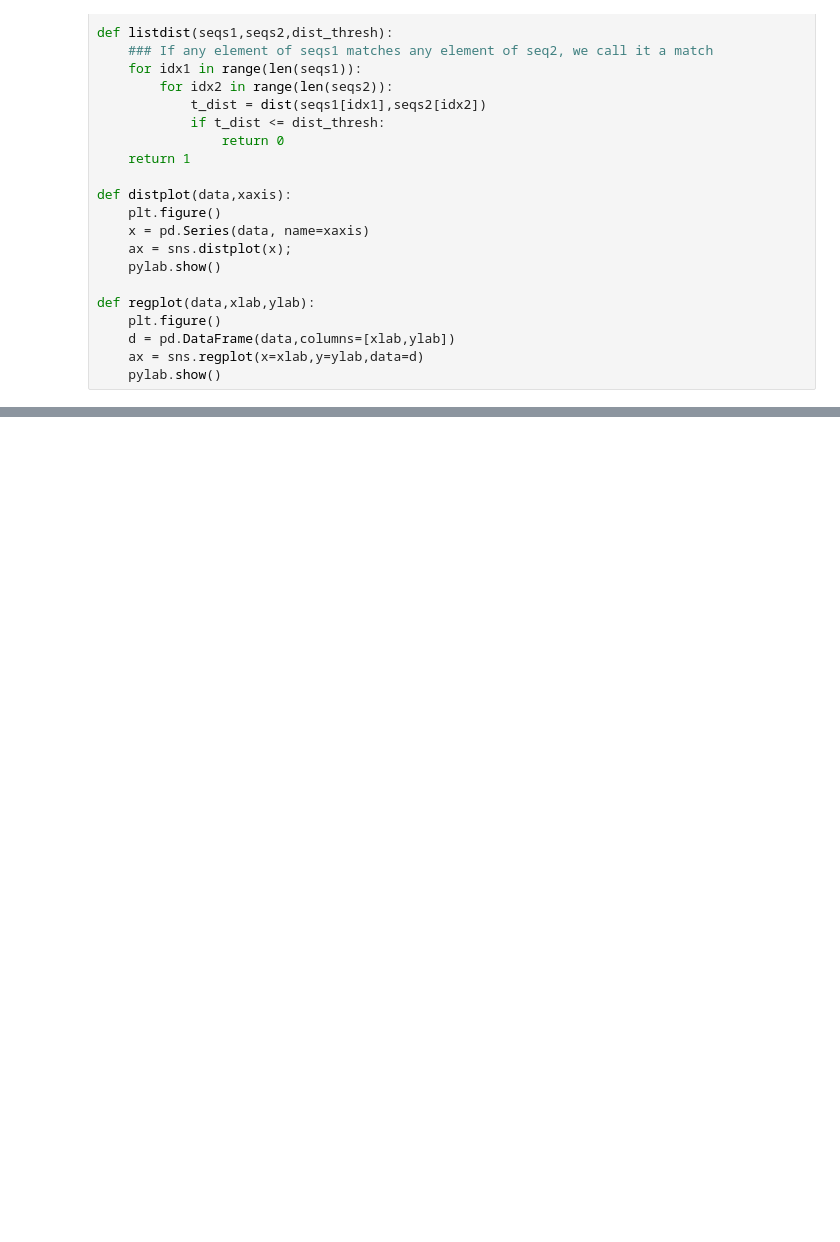
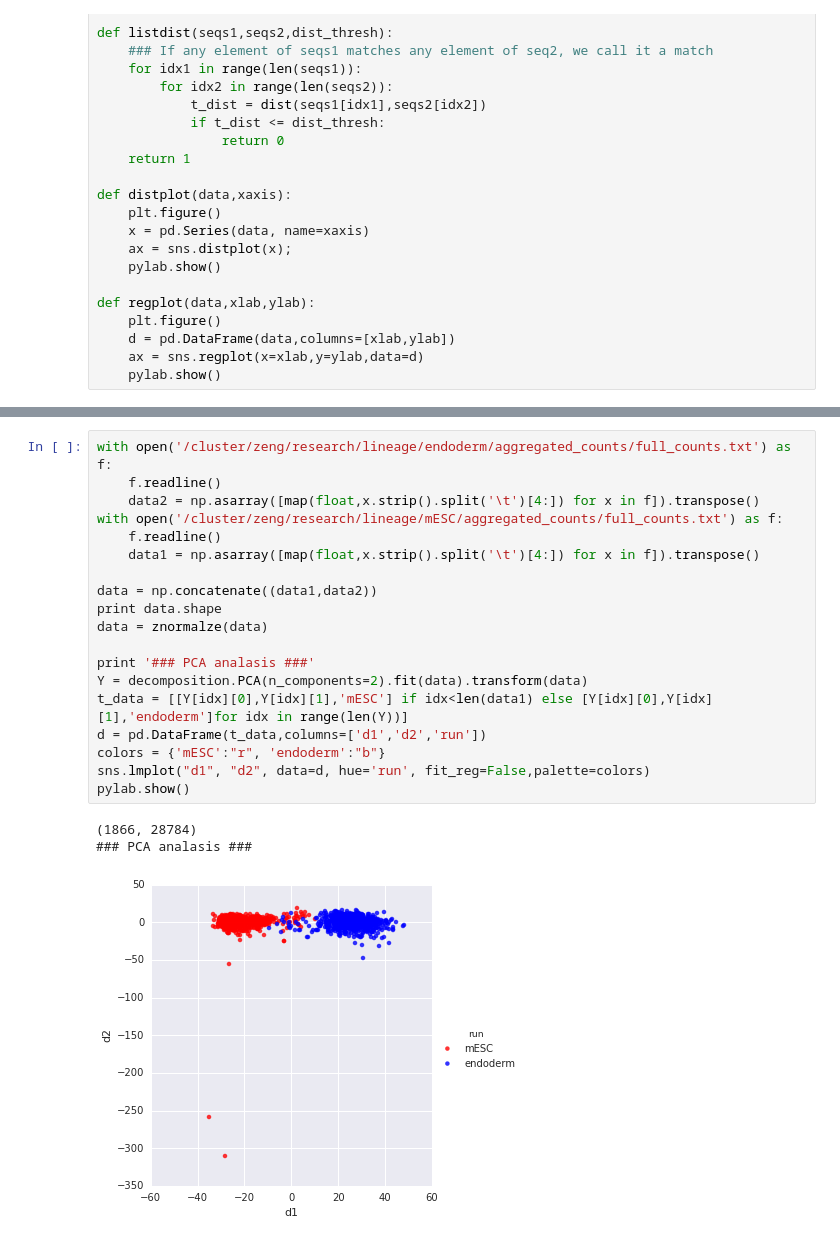
Before and after one commit to haoyangz/LT-rich, a Jupyter notebook: cell-lineage mapping.ipynb, the cells around one changed output, grey strips where cells are left out. Saved outputs shown, nothing was run; the diff lists cells and outputs as text; blank space fills up the shorter version.

```diff
--- a/cell-lineage mapping.ipynb
+++ b/cell-lineage mapping.ipynb
@@ -368,0 +490,23 @@ The distribution of raw PE2 reads in valid cell:
+# %%
+with open('/cluster/zeng/research/lineage/endoderm/aggregated_counts/full_counts.txt') as f:
+    f.readline()
+    data2 = np.asarray([map(float,x.strip().split('\t')[4:]) for x in f]).transpose()
+with open('/cluster/zeng/research/lineage/mESC/aggregated_counts/full_counts.txt') as f:
+    f.readline()
+    data1 = np.asarray([map(float,x.strip().split('\t')[4:]) for x in f]).transpose()
+
+data = np.concatenate((data1,data2))
+print data.shape
+data = znormalze(data)
+
+print '### PCA analasis ###'
+Y = decomposition.PCA(n_components=2).fit(data).transform(data)
+t_data = [[Y[idx][0],Y[idx][1],'mESC'] if idx<len(data1) else [Y[idx][0],Y[idx][1],'endoderm']for idx in range(len(Y))]
+d = pd.DataFrame(t_data,columns=['d1','d2','run'])
+colors = {'mESC':"r", 'endoderm':"b"}
+sns.lmplot("d1", "d2", data=d, hue='run', fit_reg=False,palette=colors)
+pylab.show()
+# %% [output]
+(1866, 28784)
+### PCA analasis ###
+[figure, added]
```
Also changed, not shown: parts of 9 cells of this notebook, 1 other file.
